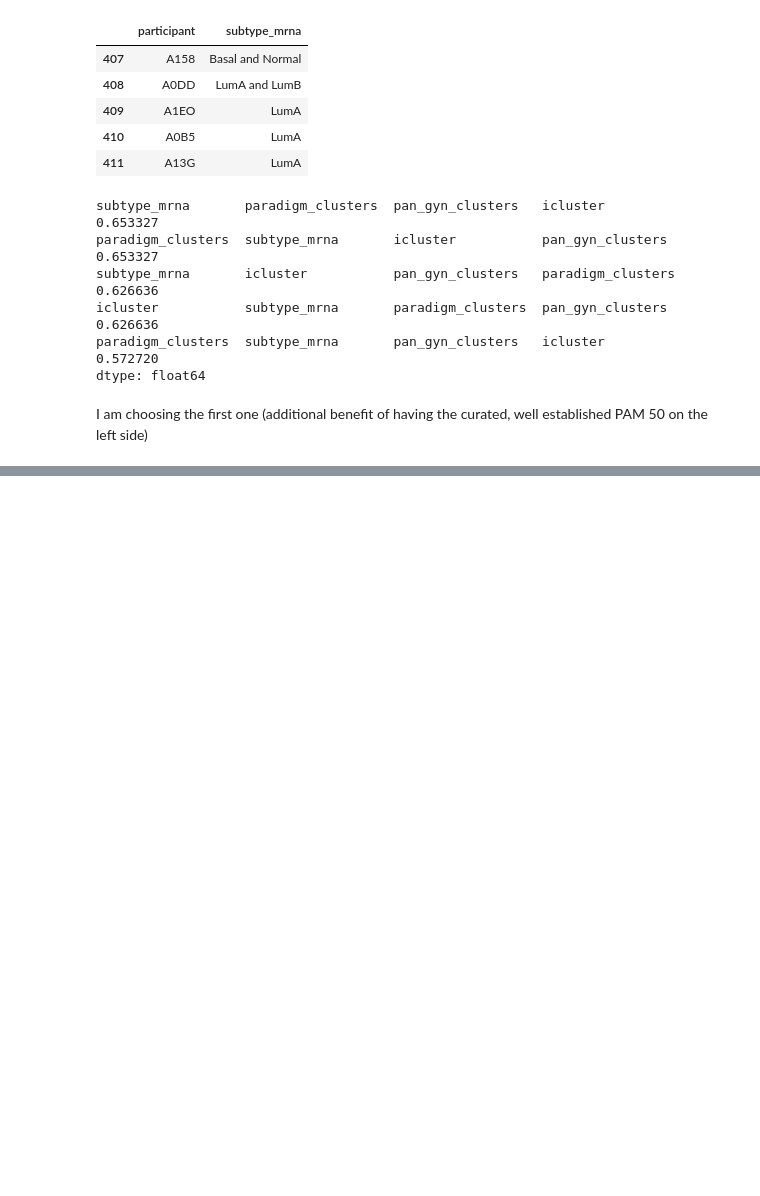
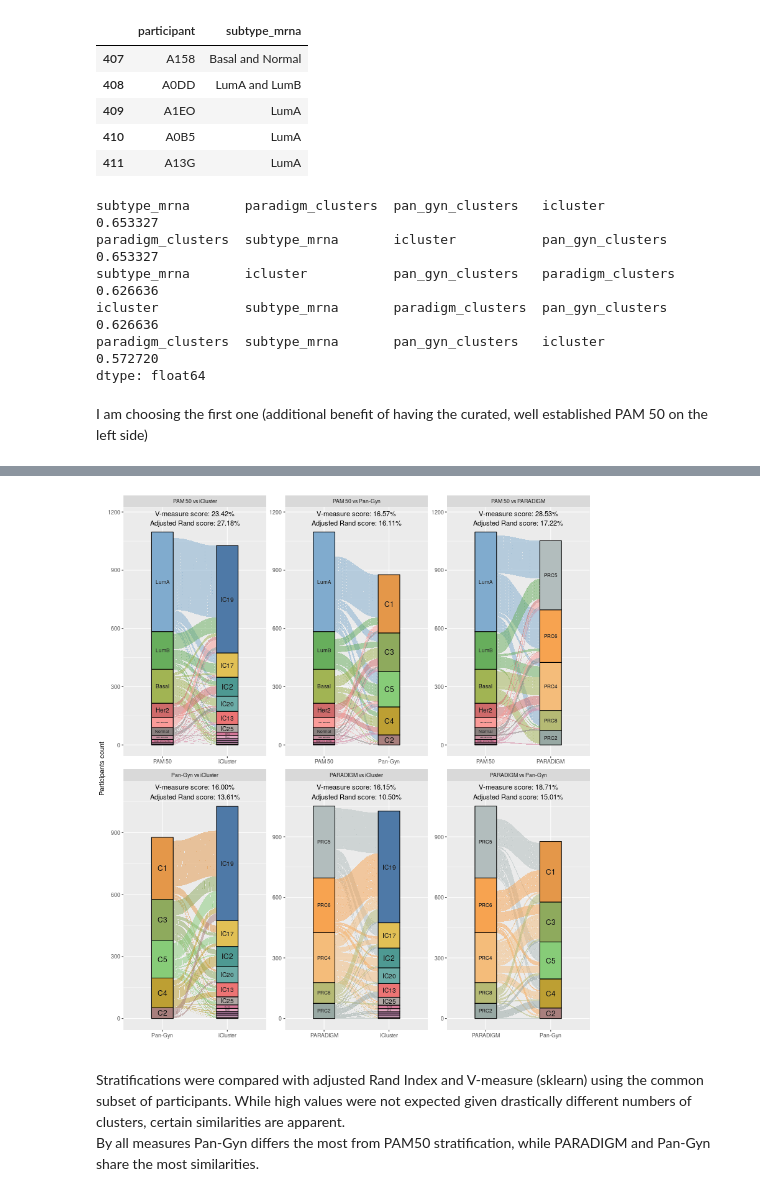
Before and after one commit to krassowski/drug-disease-profile-matching, a Jupyter notebook: notebooks/Signature-based drug-disease associations/Published_BRCA_stratifications.ipynb, the cells around one changed output, grey strips where cells are left out. Cells and saved outputs as stored; diff of their text form; code cells hidden in the pictures; blank space fills up the shorter version.

```diff
--- a/notebooks/Signature-based drug-disease associations/Published_BRCA_stratifications.ipynb
+++ b/notebooks/Signature-based drug-disease associations/Published_BRCA_stratifications.ipynb
@@ -461,0 +704,2 @@ require(ggalluvial)
+# %%
+all_stratifications['stratification'] = all_stratifications.group.apply(names.get)
@@ -461,0 +749,29 @@ require(ggalluvial)
+# %%
+counts['rank'] = counts.cluster.rank(ascending=False)
+# %%
+colors_order = counts.set_index('group').loc[all_pairs.cluster.cat.categories]['rank']
+# %%
+%%R -w 800 -h 900 -u px -i v_measure -i all_pairs -i colors_order
+pal = ggthemes::tableau_color_pal("Tableau 20")
+palette = colorRampPalette(pal(20))
+g = (
+    ggplot(all_pairs, aes(x=stratification, stratum=cluster, alluvium=participant, fill=cluster))
+    + ggalluvial::geom_flow(stat="alluvium", lode.guidance="leftright")
+    + ggalluvial::geom_stratum()
+    + facet_wrap(~ comparison, scales='free', ncol=3)
+    + theme()
+    + ggfittext::geom_fit_text(stat='stratum', label.strata=T, min.size=2, width=1/4, color='white', alpha=.5)
+    + ggfittext::geom_fit_text(stat='stratum', label.strata=T, min.size=2, width=1/4)
+    + ylab('Participants count')
+    + xlab('')
+    + guides(fill=F)
+    + geom_text(data=v_measure, aes(label=label, x=1.5, y=y+70), vjust=0.5, inherit.aes=F)
+    + scale_fill_manual(values=palette(32)[colors_order])
+)
+ggsave(file="side_by_side_stratification_comparison.png", plot=g, width=8*1.3, height=9*1.3, dpi=150)
+g
+# %% [output]
+[figure, added]
+# %% [markdown]
+Stratifications were compared with adjusted Rand Index and V-measure (sklearn) using the common subset of participants. While high values were not expected given drastically different numbers of clusters, certain similarities are apparent.
+By all measures Pan-Gyn differs the most from PAM50 stratification, while PARADIGM and Pan-Gyn share the most similarities.
```
Also changed, not shown: parts of 66 cells of this notebook.
